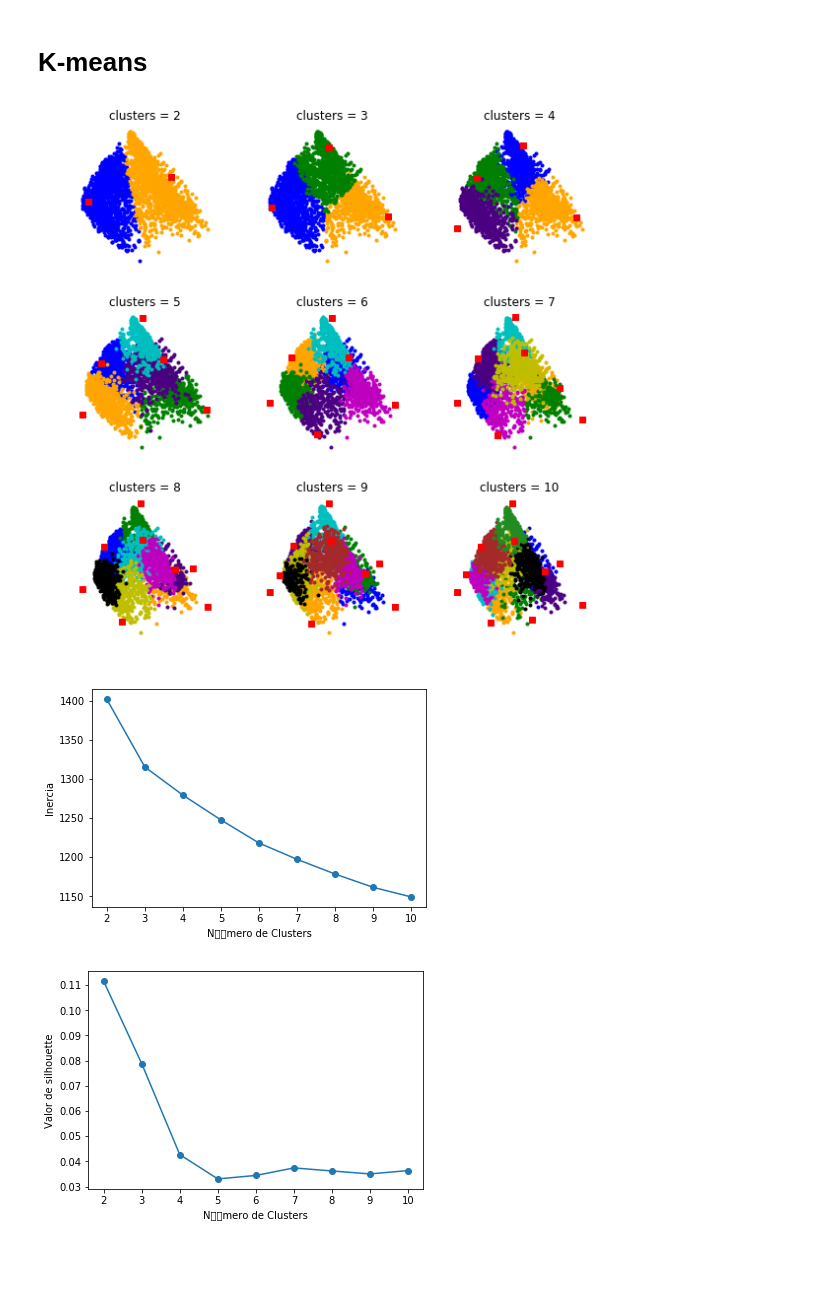
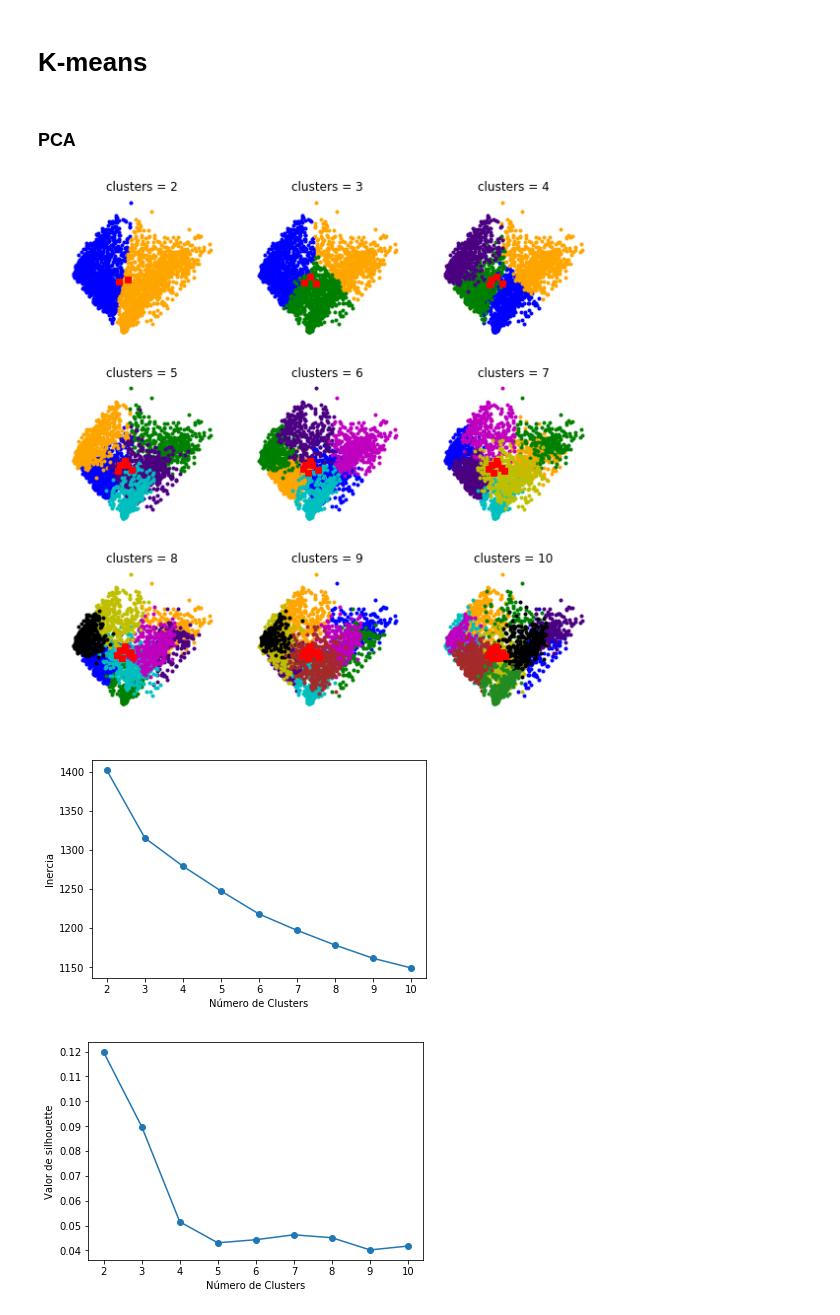
Before and after one commit to federovskys/Proyecto_Integrador_MachineLearning_MEData, a Jupyter notebook: individuos_que_participan_-_Tratamiento_de_datos.ipynb, the cells around one changed output. Cells and saved outputs as stored; diff of their text form; code cells hidden in the pictures; blank space fills up the shorter version.

```diff
--- a/individuos_que_participan_-_Tratamiento_de_datos.ipynb
+++ b/individuos_que_participan_-_Tratamiento_de_datos.ipynb
@@ -431,6 +451,8 @@ pyplot.show()
 # Clustering
 # %% [markdown]
 # K-means
+# %% [markdown]
+### PCA
 # %%
 from sklearn.cluster import KMeans
 from sklearn.metrics import silhouette_score # Método de validación silhouette
@@ -440,8 +462,8 @@ from sklearn.utils import check_random_state # Es una librería para definir un
                                              # de la librería numpy
 
 mantener_valor_aleatorio = check_random_state(1000)
-xpts =  Nuevos_Datos_Kernel[:,0]
-ypts =  Nuevos_Datos_Kernel[:,1]
+xpts =  Nuevos_Datos[:,0]
+ypts =  Nuevos_Datos[:,1]
 
 inercia = []
 silhouette_valores = []
@@ -473,40 +495,40 @@ for ncenters, ax in enumerate(axes1.reshape(-1), 2):
     Etiquetas = Modelo_Kmeans.labels_ # Calcula las clases o etiquetas
     centros = Modelo_Kmeans.cluster_centers_ # Calcula la matriz de centros
     inercia.append(Modelo_Kmeans.inertia_) # optimiza el punto de inercia de acuerdo al número de clusters
-    silhouette_valores.append(silhouette_score(Nuevos_Datos_KernelPoly, Etiquetas)) # Se aplica la métrica Silhouette
-    ch_valores.append(calinski_harabaz_score(Nuevos_Datos_KernelPoly, Etiquetas)) # Se aplica la métrica Calinski-Harabasz
+    silhouette_valores.append(silhouette_score(Nuevos_Datos, Etiquetas)) # Se aplica la métrica Silhouette
+    ch_valores.append(calinski_harabaz_score(Nuevos_Datos, Etiquetas)) # Se aplica la métrica Calinski-Harabasz
 
     for j in range(ncenters):
         ax.plot(xpts[Etiquetas == j],
                 ypts[Etiquetas == j], '.', color=colors[j])
 
     for pt in centros:
         ax.plot(pt[0], pt[1], 'rs')
 
     ax.set_title('clusters = {0}'.format(ncenters))
     ax.axis('off')
 
 fig1.tight_layout()
 pyplot.show()
 
 fig2, ax2 = pyplot.subplots()
 ax2.plot(np.r_[2:11], inercia, marker = 'o')
 ax2.set_xlabel("Número de Clusters")
 ax2.set_ylabel("Inercia")
 pyplot.show()
 
 fig3, ax3 = pyplot.subplots()
 ax3.plot(np.r_[2:11], silhouette_valores, marker = 'o')
 ax3.set_xlabel("Número de Clusters")
 ax3.set_ylabel("Valor de silhouette")
 pyplot.show()
 
 fig3, ax3 = pyplot.subplots()
 ax3.plot(np.r_[2:11], ch_valores, marker = 'o')
 ax3.set_xlabel("Número de Clusters")
 ax3.set_ylabel("Valor de índice Calinski-Harabasz")
 pyplot.show()
 # %% [output]
-[figure, old version]
+[figure, new version]
-[figure, old version]
+[figure, new version]
-[figure, old version]
+[figure, new version]
```
Also changed, not shown: parts of 11 cells of this notebook, 3 other files.
